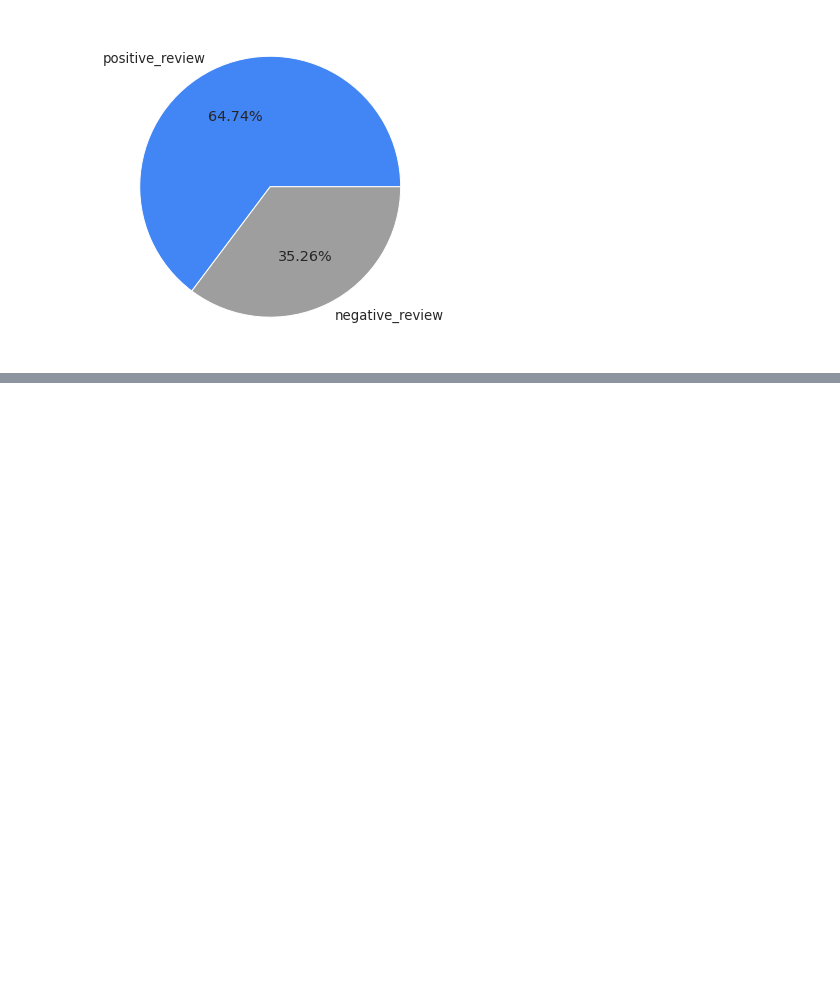
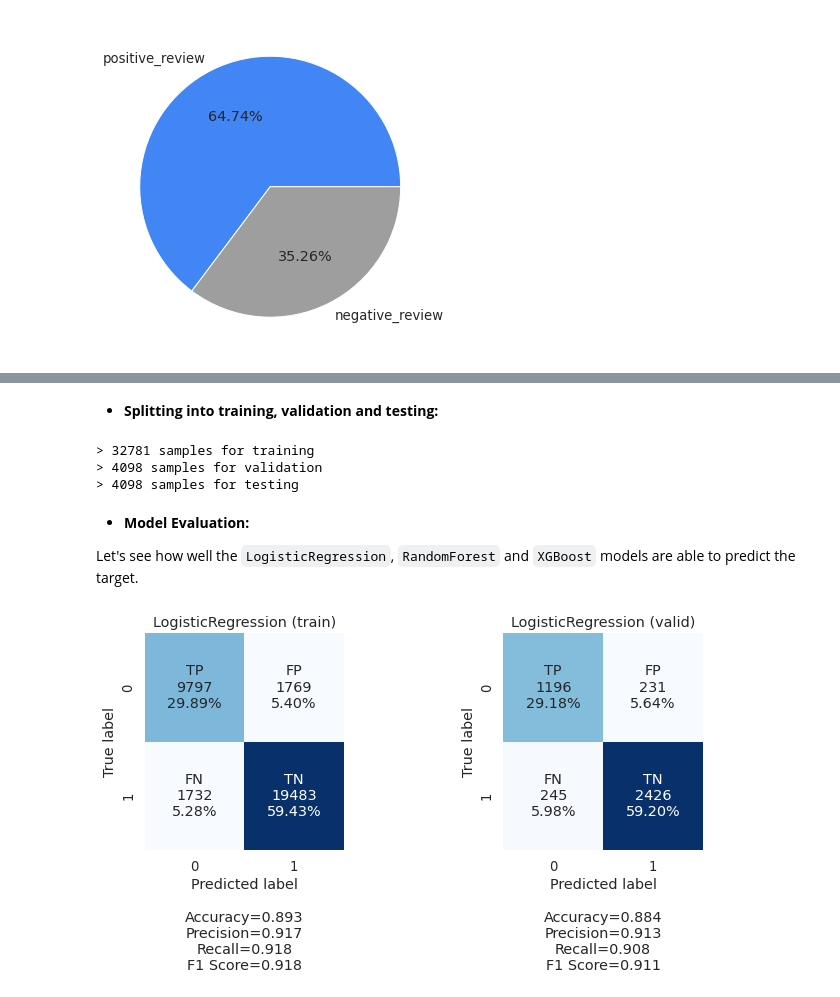
Before and after one commit to kimurarh/ecommerce-review-classification, a Jupyter notebook: 2-Vectorization-Methods-and-Classification.ipynb, the cells around one changed output, grey strips where cells are left out. Drawn from its saved outputs; the diff is of its cells as text; code cells hidden in the pictures; blank space fills up the shorter version.

Commit message:
feat: TF-IDF feature extraction and model testing

```diff
--- a/2-Vectorization-Methods-and-Classification.ipynb
+++ b/2-Vectorization-Methods-and-Classification.ipynb
@@ -121,0 +132,3 @@ reviews_df
+# %%
+tfidf_vectorizer = TfidfVectorizer(max_features=300)
+tfidf_features = tfidf_vectorizer.fit_transform(reviews_df['preprocessed_review'])
@@ -121,0 +154,28 @@ reviews_df
+# %% [markdown]
+- **Splitting into training, validation and testing:**
+# %%
+# Splitting the data in training and remaining
+X_train, X_rem, y_train, y_rem = train_test_split(tfidf_features,
+                                                    reviews_df['positive_review'],
+                                                    random_state=42,
+                                                    train_size=0.8)
+
+# Splitting the remaining data in validation and testing (50% each)
+X_valid, X_test, y_valid, y_test = train_test_split(X_rem, y_rem, test_size=0.5)
+
+print(f"> {X_train.shape[0]} samples for training")
+print(f"> {X_valid.shape[0]} samples for validation")
+print(f"> {X_test.shape[0]} samples for testing")
+# %% [output]
+> 32781 samples for training
+> 4098 samples for validation
+> 4098 samples for testing
+# %% [markdown]
+- **Model Evaluation:**
+
+Let's see how well the `LogisticRegression`, `RandomForest` and `XGBoost` models are able to predict the target.
+# %%
+lr = LogisticRegression(random_state=42)
+evaluate_model(lr, X_train, y_train, X_valid, y_valid, figsize=(10, 4), percentages=True)
+# %% [output]
+[figure, added]
```
Also changed, not shown: parts of 10 cells of this notebook.
